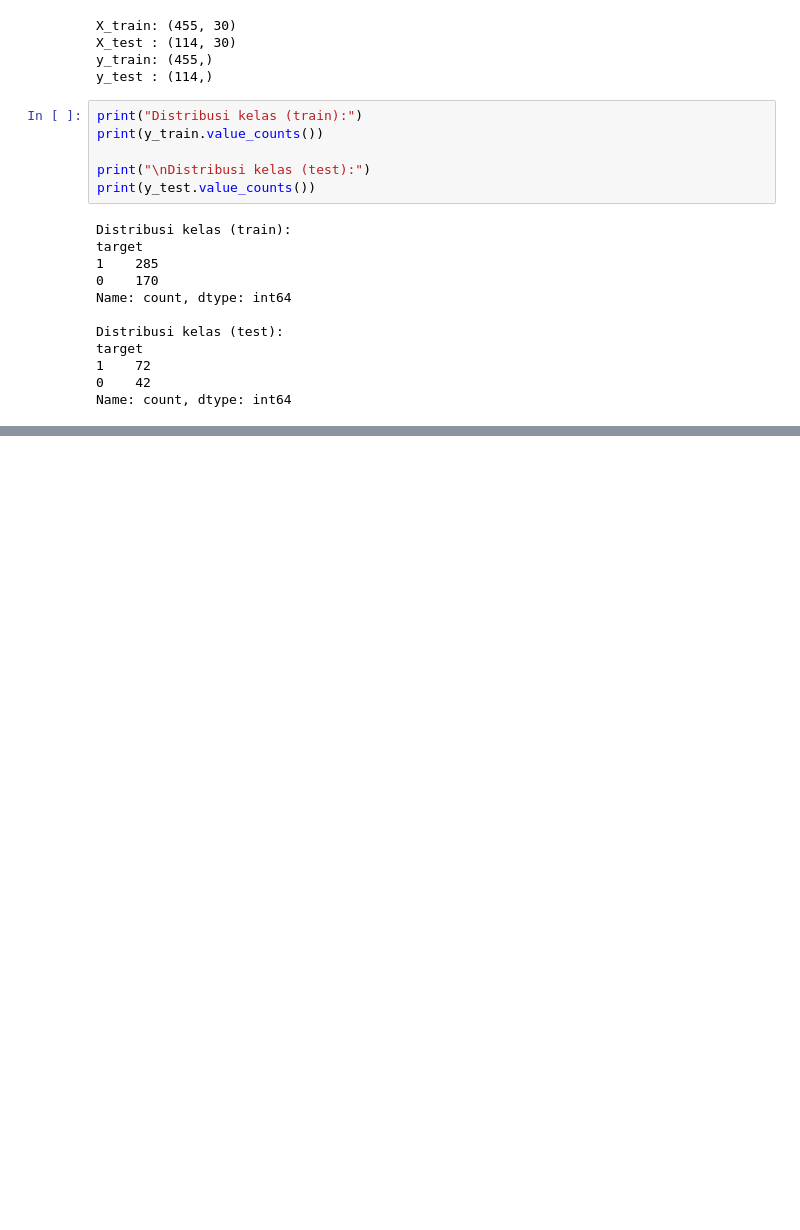
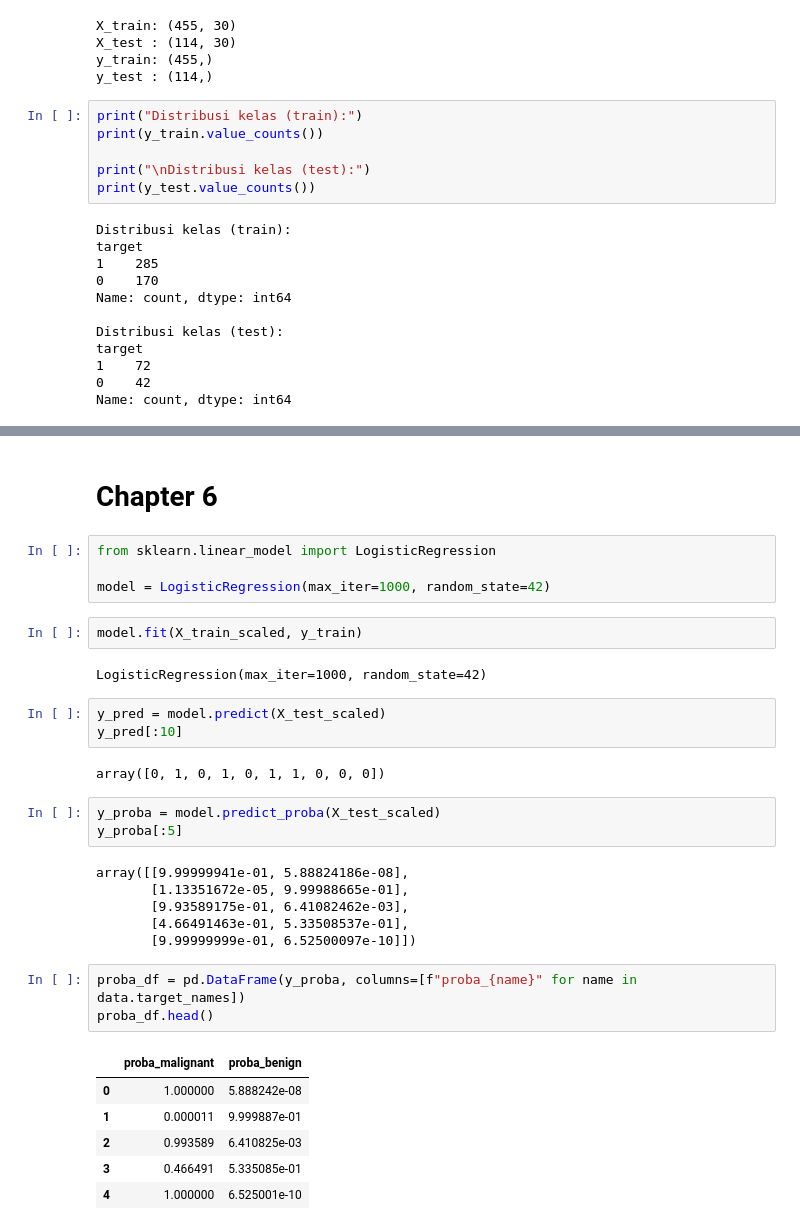
Before and after one commit to r021n/simple-machine-learing, a Jupyter notebook: Breast_Cancer_(Wisconsin).ipynb, the cells around one changed output, grey strips where cells are left out. Drawn from its saved outputs; the diff is of its cells as text; blank space fills up the shorter version.

```diff
--- a/Breast_Cancer_(Wisconsin).ipynb
+++ b/Breast_Cancer_(Wisconsin).ipynb
@@ -180,0 +227,34 @@ Name: count, dtype: int64
+# %% [markdown]
+# **Chapter 6**
+# %%
+from sklearn.linear_model import LogisticRegression
+
+model = LogisticRegression(max_iter=1000, random_state=42)
+# %%
+model.fit(X_train_scaled, y_train)
+# %% [output]
+LogisticRegression(max_iter=1000, random_state=42)
+# %%
+y_pred = model.predict(X_test_scaled)
+y_pred[:10]
+# %% [output]
+array([0, 1, 0, 1, 0, 1, 1, 0, 0, 0])
+# %%
+y_proba = model.predict_proba(X_test_scaled)
+y_proba[:5]
+# %% [output]
+array([[9.99999941e-01, 5.88824186e-08],
+       [1.13351672e-05, 9.99988665e-01],
+       [9.93589175e-01, 6.41082462e-03],
+       [4.66491463e-01, 5.33508537e-01],
+       [9.99999999e-01, 6.52500097e-10]])
+# %%
+proba_df = pd.DataFrame(y_proba, columns=[f"proba_{name}" for name in data.target_names])
+proba_df.head()
+# %% [output]
+|  | proba_malignant | proba_benign |
+| 0 | 1.000000 | 5.888242e-08 |
+| 1 | 0.000011 | 9.999887e-01 |
+| 2 | 0.993589 | 6.410825e-03 |
+| 3 | 0.466491 | 5.335085e-01 |
+| 4 | 1.000000 | 6.525001e-10 |
```
Also changed, not shown: parts of 6 cells of this notebook.
